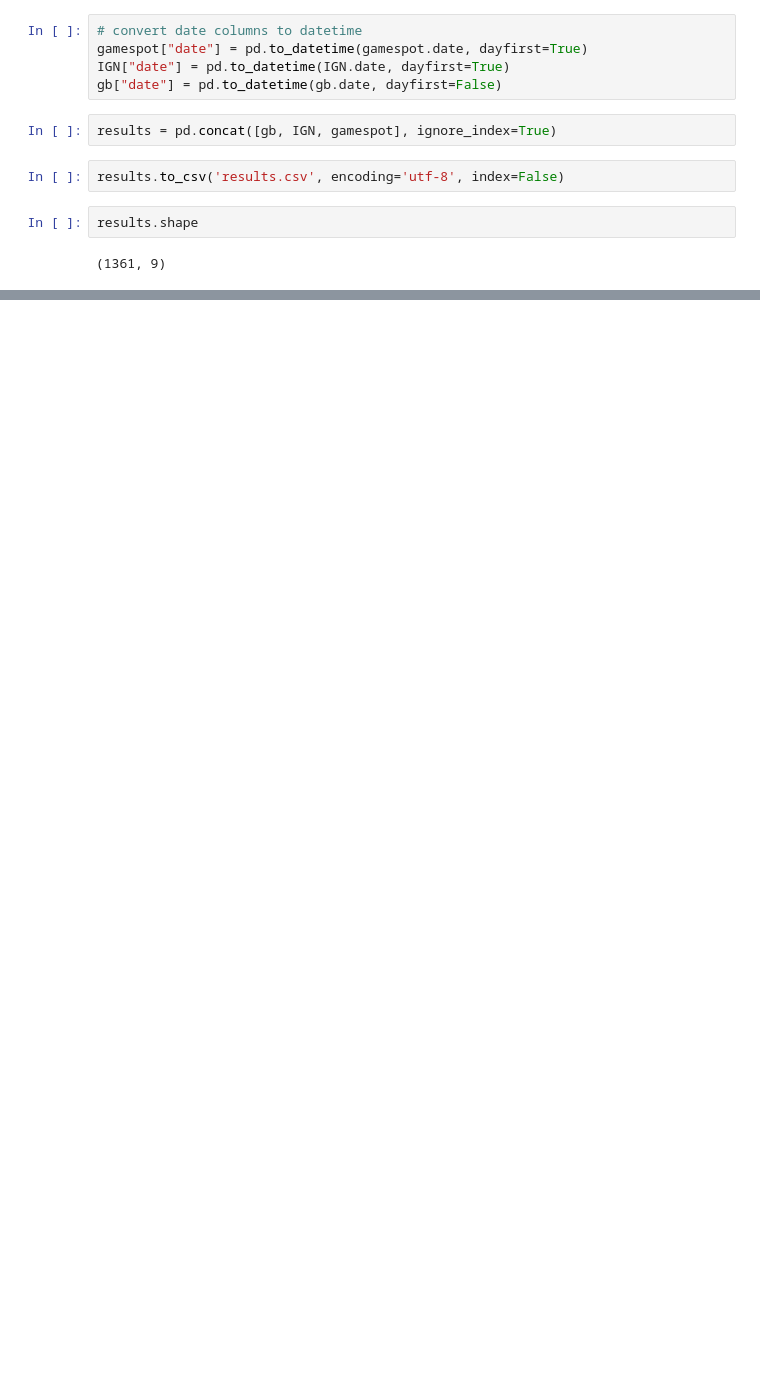
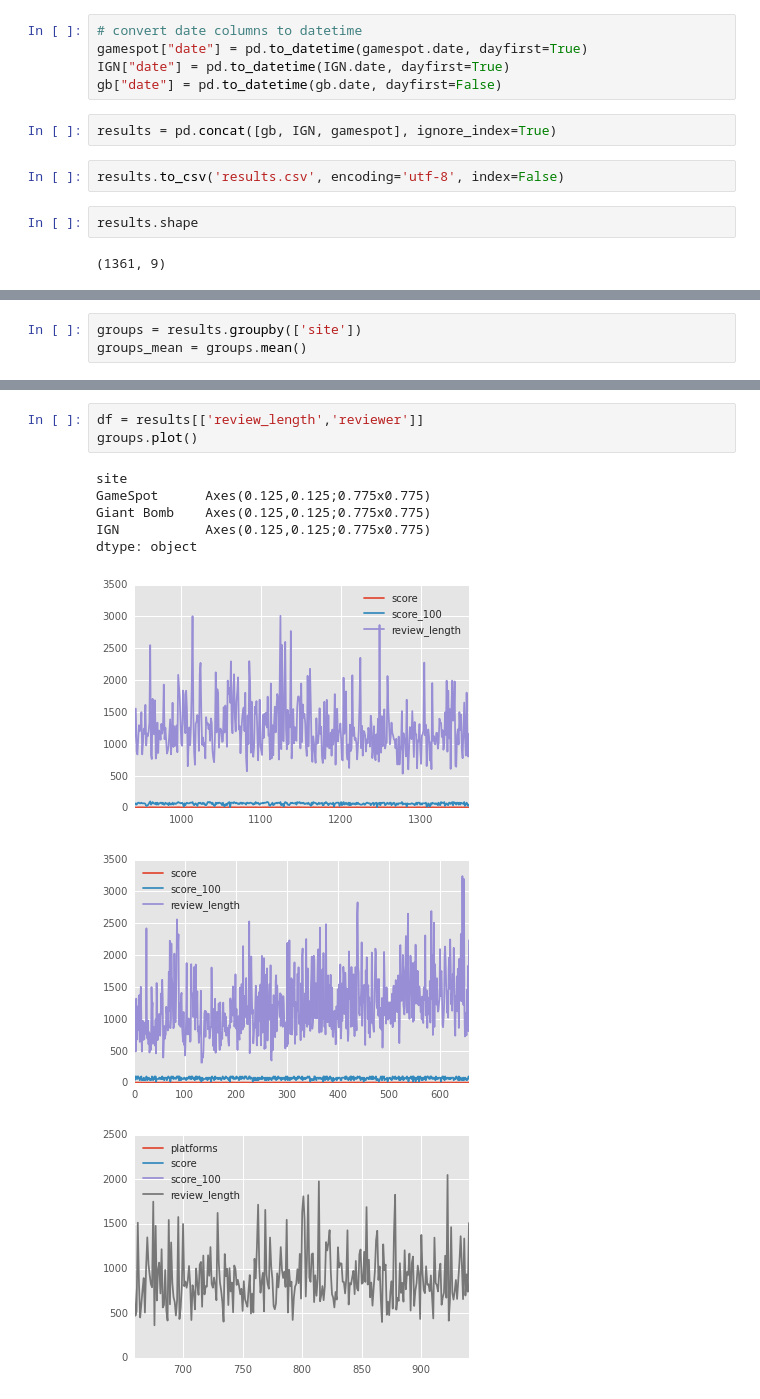
Before and after one commit to wotashu/gamers, a Jupyter notebook: Concat_sites.ipynb, the cells around one changed output, grey strips where cells are left out. Saved outputs shown, nothing was run; the diff lists cells and outputs as text; blank space fills up the shorter version.

```diff
--- a/Concat_sites.ipynb
+++ b/Concat_sites.ipynb
@@ -41,0 +119,3 @@ dtype: float64
+# %%
+groups = results.groupby(['site'])
+groups_mean = groups.mean()
@@ -41,0 +130,12 @@ dtype: float64
+# %%
+df = results[['review_length','reviewer']]
+groups.plot()
+# %% [output]
+site
+GameSpot      Axes(0.125,0.125;0.775x0.775)
+Giant Bomb    Axes(0.125,0.125;0.775x0.775)
+IGN           Axes(0.125,0.125;0.775x0.775)
+dtype: object
+[figure, added]
+[figure, added]
+[figure, added]
```
Also changed, not shown: parts of 18 cells of this notebook, 7 other files.
